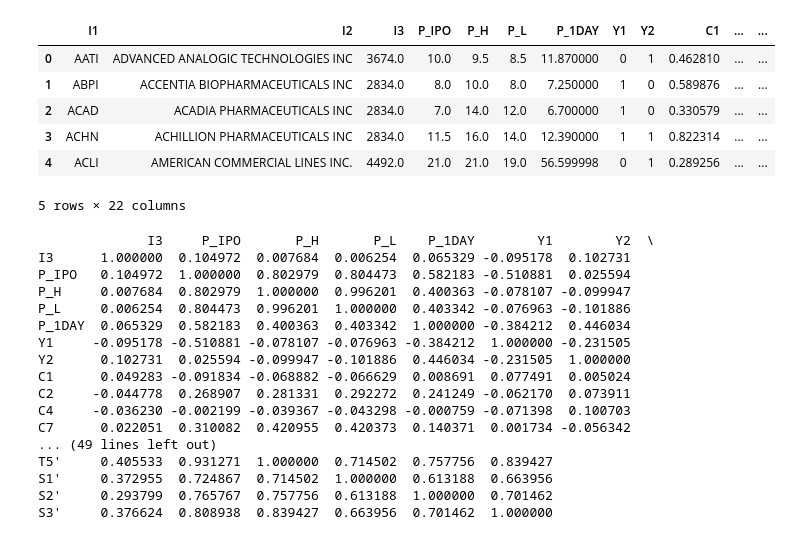
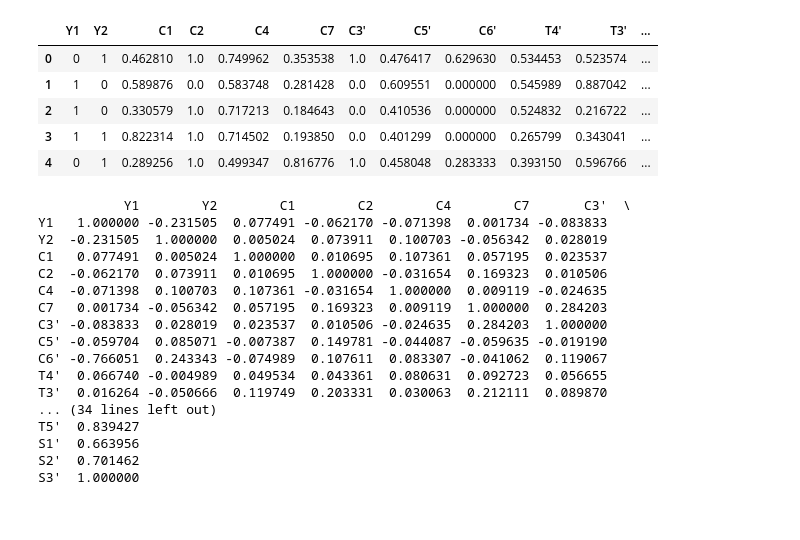
Before and after one commit to BA545-SP2019/2019-competition1-jkj, a Jupyter notebook: Pipeline 4 (Mean Impute)(MinMax)/FilterCorrelation4.ipynb, the cells around one changed output. Cells and saved outputs as stored; diff of their text form; code cells hidden in the pictures.

```diff
--- a/Pipeline 4 (Mean Impute)(MinMax)/FilterCorrelation4.ipynb
+++ b/Pipeline 4 (Mean Impute)(MinMax)/FilterCorrelation4.ipynb
@@ -9,44 +9,38 @@ plt.style.use('ggplot')
 # %%
 # Creating DataFrame df from CSV StandDF
 corr_df = pd.read_csv('ReadyDF4', index_col=0)
-target = pd.read_csv('Targets4', index_col=0)
-corr_df = pd.concat([target, corr_df], axis=1, join_axes=[corr_df.index])
-
-
-
 
 
 # Displaying first five results
 corr_df.head()
 # %% [output]
-|  | I1 | I2 | I3 | P_IPO | P_H | P_L | P_1DAY | Y1 | Y2 | C1 | ... | ... |
-| 0 | AATI | ADVANCED ANALOGIC TECHNOLOGIES INC | 3674.0 | 10.0 | 9.5 | 8.5 | 11.870000 | 0 | 1 | 0.462810 | ... | ... |
-| 1 | ABPI | ACCENTIA BIOPHARMACEUTICALS INC | 2834.0 | 8.0 | 10.0 | 8.0 | 7.250000 | 1 | 0 | 0.589876 | ... | ... |
-| 2 | ACAD | ACADIA PHARMACEUTICALS INC | 2834.0 | 7.0 | 14.0 | 12.0 | 6.700000 | 1 | 0 | 0.330579 | ... | ... |
-| 3 | ACHN | ACHILLION PHARMACEUTICALS INC | 2834.0 | 11.5 | 16.0 | 14.0 | 12.390000 | 1 | 1 | 0.822314 | ... | ... |
-| 4 | ACLI | AMERICAN COMMERCIAL LINES INC. | 4492.0 | 21.0 | 21.0 | 19.0 | 56.599998 | 0 | 1 | 0.289256 | ... | ... |
+|  | Y1 | Y2 | C1 | C2 | C4 | C7 | C3' | C5' | C6' | T4' | T3' | ... |
+| 0 | 0 | 1 | 0.462810 | 1.0 | 0.749962 | 0.353538 | 1.0 | 0.476417 | 0.629630 | 0.534453 | 0.523574 | ... |
+| 1 | 1 | 0 | 0.589876 | 0.0 | 0.583748 | 0.281428 | 0.0 | 0.609551 | 0.000000 | 0.545989 | 0.887042 | ... |
+| 2 | 1 | 0 | 0.330579 | 1.0 | 0.717213 | 0.184643 | 0.0 | 0.410536 | 0.000000 | 0.524832 | 0.216722 | ... |
+| 3 | 1 | 1 | 0.822314 | 1.0 | 0.714502 | 0.193850 | 0.0 | 0.401299 | 0.000000 | 0.265799 | 0.343041 | ... |
+| 4 | 0 | 1 | 0.289256 | 1.0 | 0.499347 | 0.816776 | 1.0 | 0.458048 | 0.283333 | 0.393150 | 0.596766 | ... |
-5 rows × 22 columns
 # %%
 #Calculate correlation with .corr():
 print(corr_df.corr(method = 'spearman'))
 # %% [output]
-              I3     P_IPO       P_H       P_L    P_1DAY        Y1        Y2  \
-I3      1.000000  0.104972  0.007684  0.006254  0.065329 -0.095178  0.102731
-P_IPO   0.104972  1.000000  0.802979  0.804473  0.582183 -0.510881  0.025594
-P_H     0.007684  0.802979  1.000000  0.996201  0.400363 -0.078107 -0.099947
-P_L     0.006254  0.804473  0.996201  1.000000  0.403342 -0.076963 -0.101886
-P_1DAY  0.065329  0.582183  0.400363  0.403342  1.000000 -0.384212  0.446034
-Y1     -0.095178 -0.510881 -0.078107 -0.076963 -0.384212  1.000000 -0.231505
-Y2      0.102731  0.025594 -0.099947 -0.101886  0.446034 -0.231505  1.000000
-C1      0.049283 -0.091834 -0.068882 -0.066629  0.008691  0.077491  0.005024
-C2     -0.044778  0.268907  0.281331  0.292272  0.241249 -0.062170  0.073911
-C4     -0.036230 -0.002199 -0.039367 -0.043298 -0.000759 -0.071398  0.100703
-C7      0.022051  0.310082  0.420955  0.420373  0.140371  0.001734 -0.056342
-... (49 lines left out)
-T5'     0.405533  0.931271  1.000000  0.714502  0.757756  0.839427
-S1'     0.372955  0.724867  0.714502  1.000000  0.613188  0.663956
-S2'     0.293799  0.765767  0.757756  0.613188  1.000000  0.701462
-S3'     0.376624  0.808938  0.839427  0.663956  0.701462  1.000000
+           Y1        Y2        C1        C2        C4        C7       C3'  \
+Y1   1.000000 -0.231505  0.077491 -0.062170 -0.071398  0.001734 -0.083833
+Y2  -0.231505  1.000000  0.005024  0.073911  0.100703 -0.056342  0.028019
+C1   0.077491  0.005024  1.000000  0.010695  0.107361  0.057195  0.023537
+C2  -0.062170  0.073911  0.010695  1.000000 -0.031654  0.169323  0.010506
+C4  -0.071398  0.100703  0.107361 -0.031654  1.000000  0.009119 -0.024635
+C7   0.001734 -0.056342  0.057195  0.169323  0.009119  1.000000  0.284203
+C3' -0.083833  0.028019  0.023537  0.010506 -0.024635  0.284203  1.000000
+C5' -0.059704  0.085071 -0.007387  0.149781 -0.044087 -0.059635 -0.019190
+C6' -0.766051  0.243343 -0.074989  0.107611  0.083307 -0.041062  0.119067
+T4'  0.066740 -0.004989  0.049534  0.043361  0.080631  0.092723  0.056655
+T3'  0.016264 -0.050666  0.119749  0.203331  0.030063  0.212111  0.089870
+... (34 lines left out)
+T5'  0.839427
+S1'  0.663956
+S2'  0.701462
+S3'  1.000000
 # %%
 # Create the matrix of correlation score between the features and the label
 corr_df.corr(method='spearman').style.format("{:.1}").background_gradient(cmap=plt.get_cmap('coolwarm'), axis=1)
```
Also changed, not shown: parts of 4 cells of this notebook, 1 other file.
